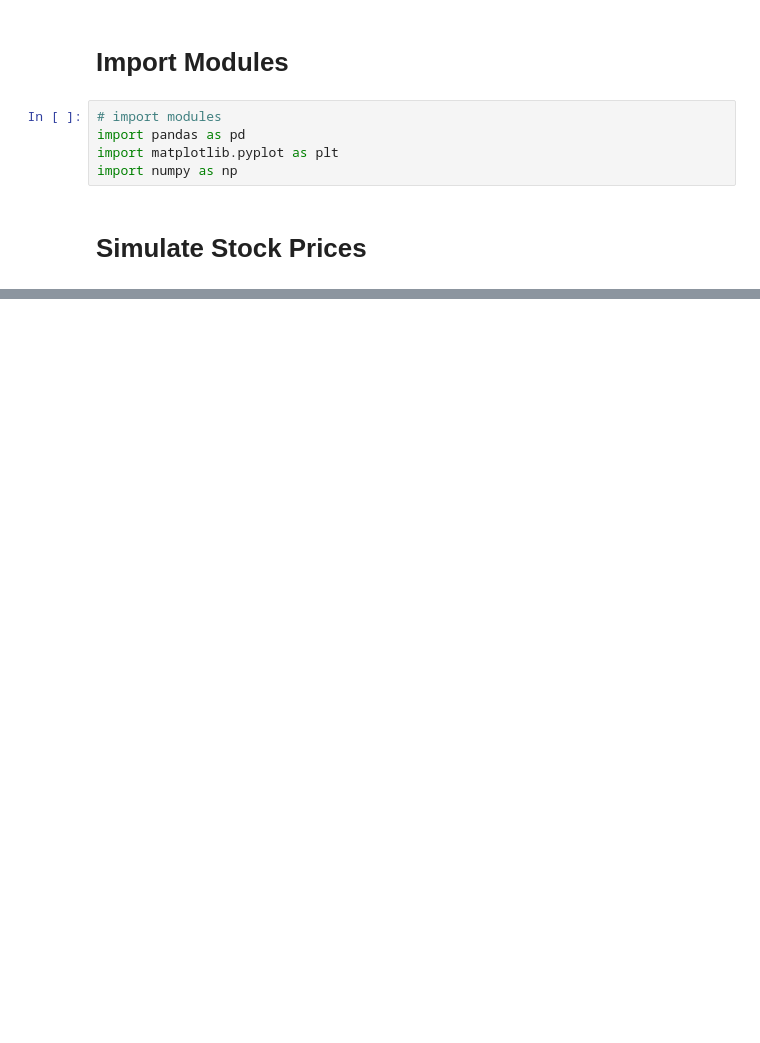
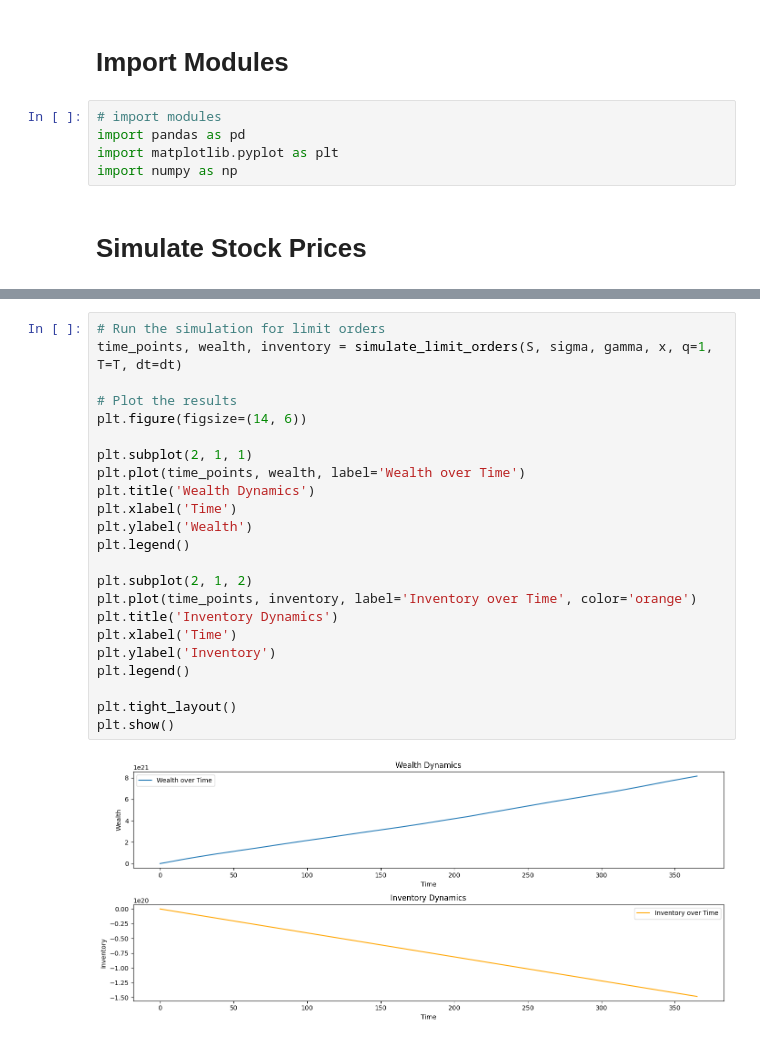
Before and after one commit to talhajamal11/ImperialAppliedProject, a Jupyter notebook: src/simulations/avellaneda_stoikov.ipynb, the cells around one changed output, grey strips where cells are left out. Saved outputs shown, nothing was run; the diff lists cells and outputs as text; blank space fills up the shorter version.

```diff
--- a/src/simulations/avellaneda_stoikov.ipynb
+++ b/src/simulations/avellaneda_stoikov.ipynb
@@ -83,0 +226,25 @@ The value function v(x, s, q, t) at t=0 is: -4.80898924045582e-182
+# %%
+# Run the simulation for limit orders
+time_points, wealth, inventory = simulate_limit_orders(S, sigma, gamma, x, q=1, T=T, dt=dt)
+
+# Plot the results
+plt.figure(figsize=(14, 6))
+
+plt.subplot(2, 1, 1)
+plt.plot(time_points, wealth, label='Wealth over Time')
+plt.title('Wealth Dynamics')
+plt.xlabel('Time')
+plt.ylabel('Wealth')
+plt.legend()
+
+plt.subplot(2, 1, 2)
+plt.plot(time_points, inventory, label='Inventory over Time', color='orange')
+plt.title('Inventory Dynamics')
+plt.xlabel('Time')
+plt.ylabel('Inventory')
+plt.legend()
+
+plt.tight_layout()
+plt.show()
+# %% [output]
+[figure, added]
```
Also changed, not shown: parts of 7 cells of this notebook, 2 other files.
